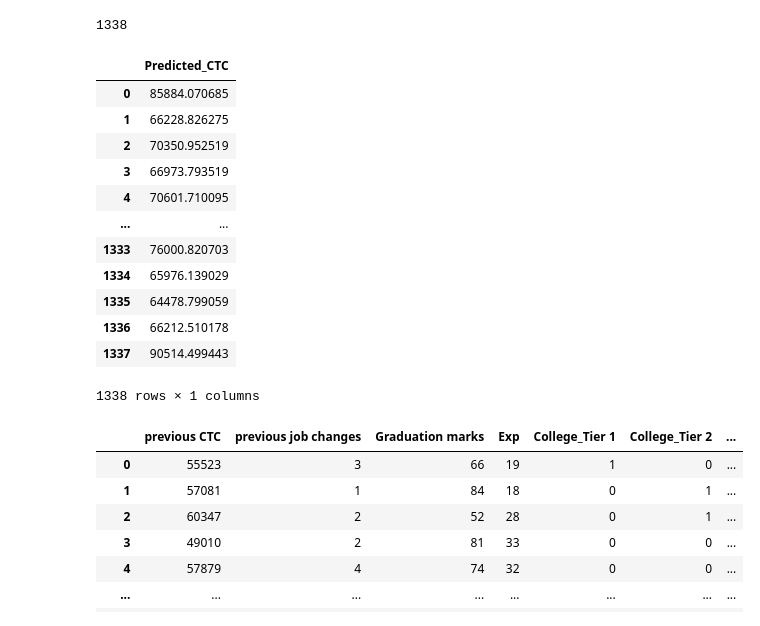
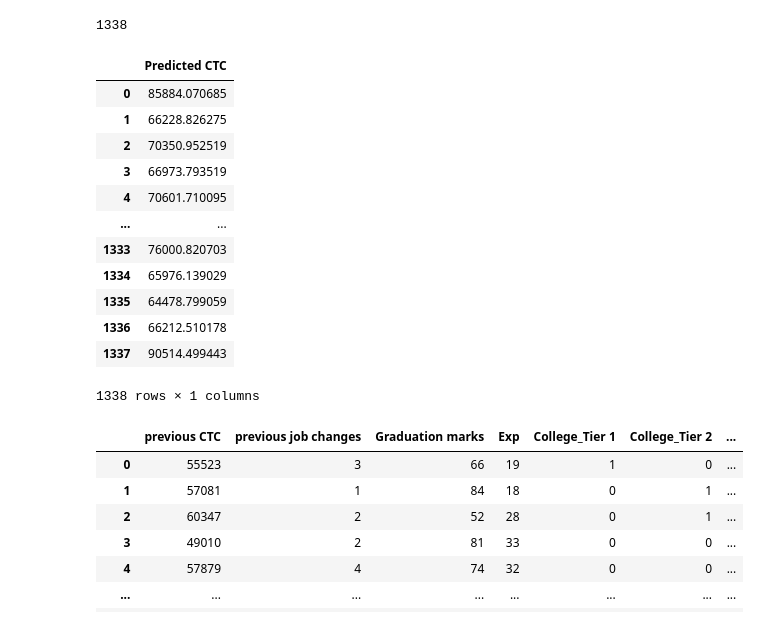
Before and after one commit to Olisboss/MACHINE_LEARNING_MODEL_PREDICTING_ENTRY_SALARY, a Jupyter notebook: STARTECH MACHINE LEARNING.ipynb, the cells around one changed output. Cells and saved outputs as stored; diff of their text form; code cells hidden in the pictures.

```diff
--- a/STARTECH MACHINE LEARNING.ipynb
+++ b/STARTECH MACHINE LEARNING.ipynb
@@ -358,7 +362,7 @@ r2_score(y_test, y_test2)
 # %%
 # Performing prediction on the given project test data
 
-y_test_a = lm_a.predict(x_test1)
+y_pred = lm_a.predict(x_test1)
 # %%
 # Showing predicted results
 
@@ -375,10 +379,10 @@ len(y_test_a)
 # %%
 # Converting the predicted result array to dataframe
 
-predicted = pd.DataFrame(y_test_a, columns = ['Predicted_CTC'])
+predicted = pd.DataFrame(y_pred, columns = ['Predicted CTC'])
 predicted
 # %% [output]
-|  | Predicted_CTC |
+|  | Predicted CTC |
 | 0 | 85884.070685 |
 | 1 | 66228.826275 |
 | 2 | 70350.952519 |
```
Also changed, not shown: parts of 7 cells of this notebook.
